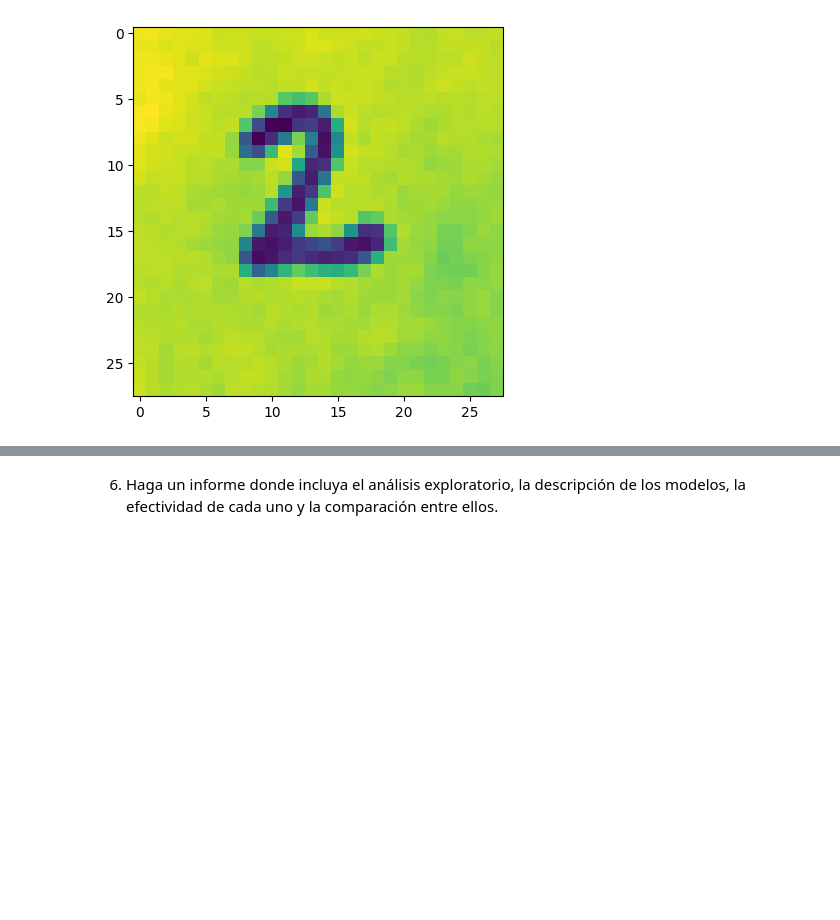
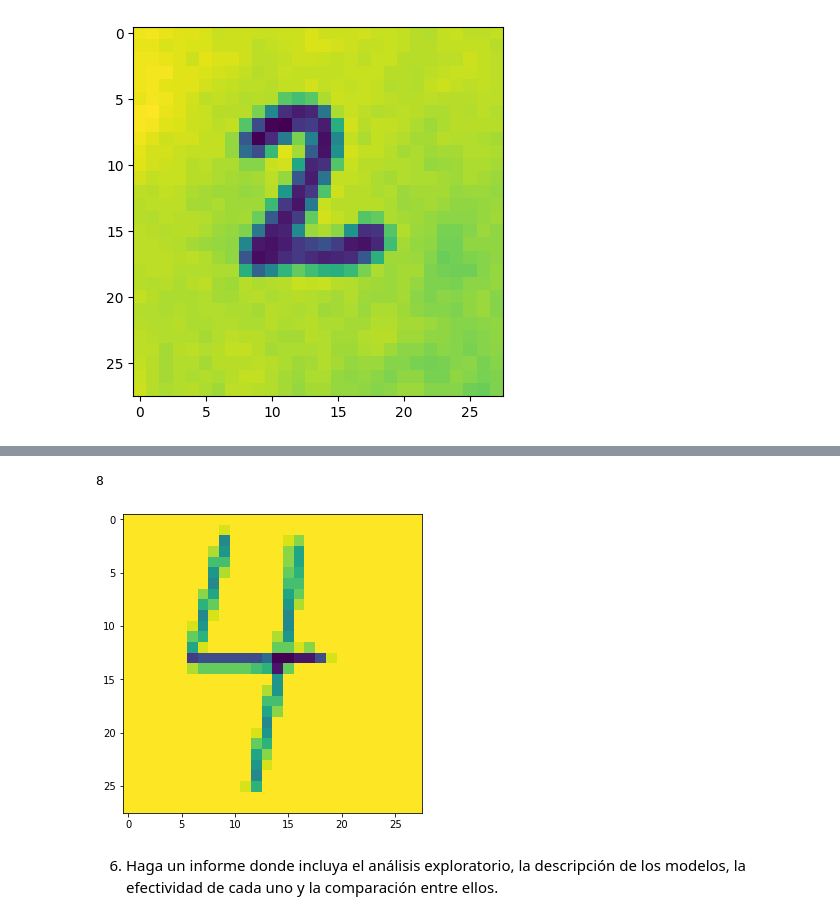
Before and after one commit to CristopherBarrios/Lab3-DeepLearning-DataScience, a Jupyter notebook: lab3.ipynb, the cells around one changed output, grey strips where cells are left out. Drawn from its saved outputs; the diff is of its cells as text; code cells hidden in the pictures; blank space fills up the shorter version.

```diff
--- a/lab3.ipynb
+++ b/lab3.ipynb
@@ -418,3 +418,9 @@ write_prediction(forest, 'test/3.csv')[7]
+# %%
+create_csv('test/4.jpg', 'test/4.csv')
+write_prediction(forest, 'test/4.csv')[10]
+# %% [output]
+8
+[figure, added]
 # %% [markdown]
 
 6. Haga  un  informe  donde  incluya  el  análisis  exploratorio,  la  descripción  de  los  modelos,  la
```
Also changed, not shown: parts of 25 cells of this notebook, 2 other files.
